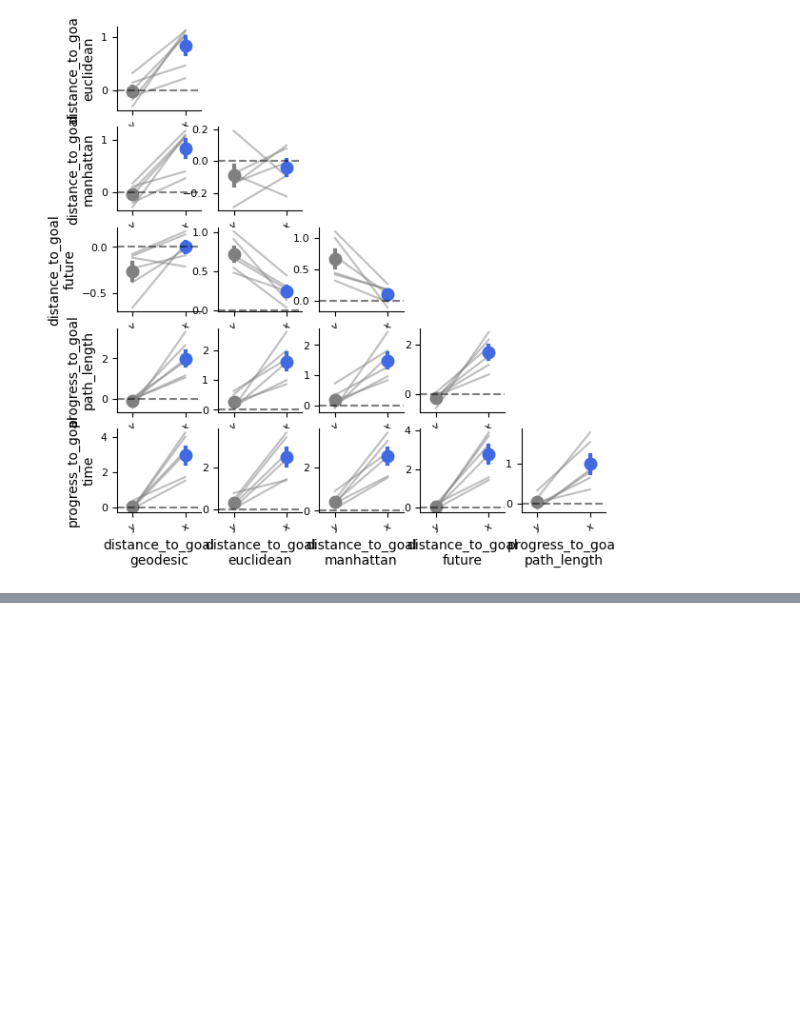
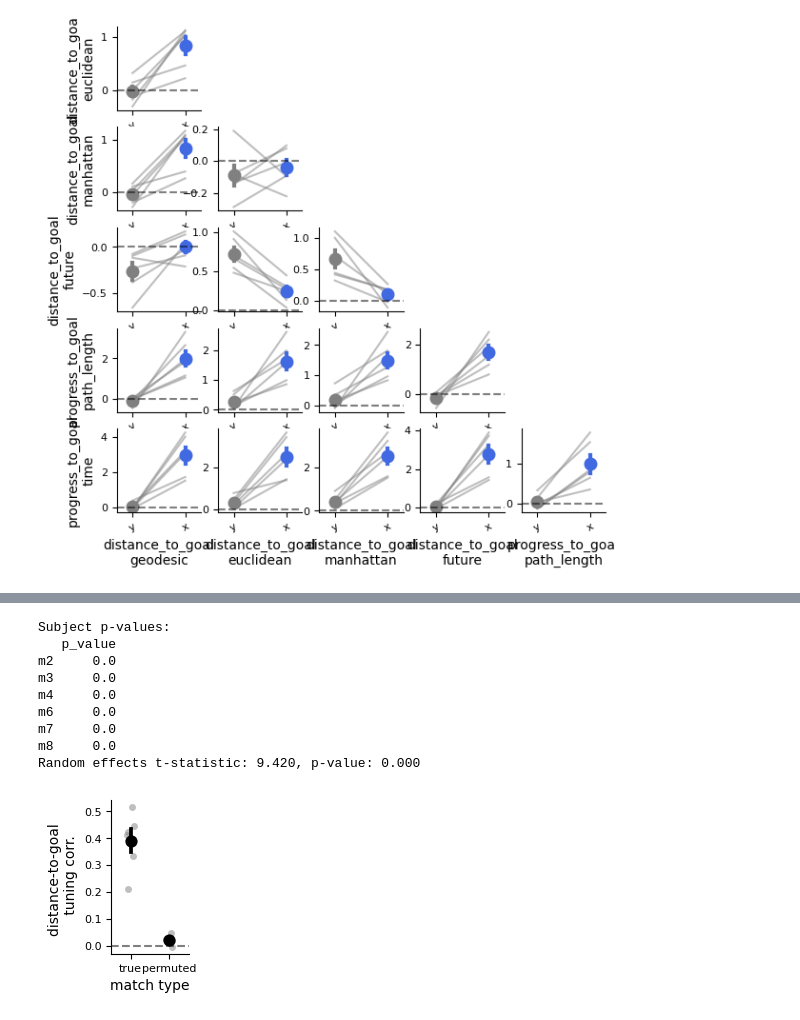
Before and after one commit to peterdoohan/GridMaze-mFC, a Jupyter notebook: Notebooks/5.flexible_reps.ipynb, the cells around one changed output, grey strips where cells are left out. Cells and saved outputs as stored; diff of their text form; code cells hidden in the pictures; blank space fills up the shorter version.

```diff
--- a/Notebooks/5.flexible_reps.ipynb
+++ b/Notebooks/5.flexible_reps.ipynb
@@ -459,0 +534,16 @@ progress_to_goal.path_length_vs_progress_to_goal.time:
+# %%
+f, ax = plt.subplots(1, 1, figsize=(1, 2), sharex=True)
+results = um_dtg.get_all_cross_maze_corrs()
+um_dtg.plot_cross_maze_corrs_summary(results, print_stats=True, ax=ax)
+f.savefig(FIG_SAVE_PATH / "matched_distance_tuning_correlation_summary.pdf")
+# %% [output]
+Subject p-values:
+   p_value
+m2     0.0
+m3     0.0
+m4     0.0
+m6     0.0
+m7     0.0
+m8     0.0
+Random effects t-statistic: 9.420, p-value: 0.000
+[figure, added]
```
Also changed, not shown: parts of 10 cells of this notebook.
